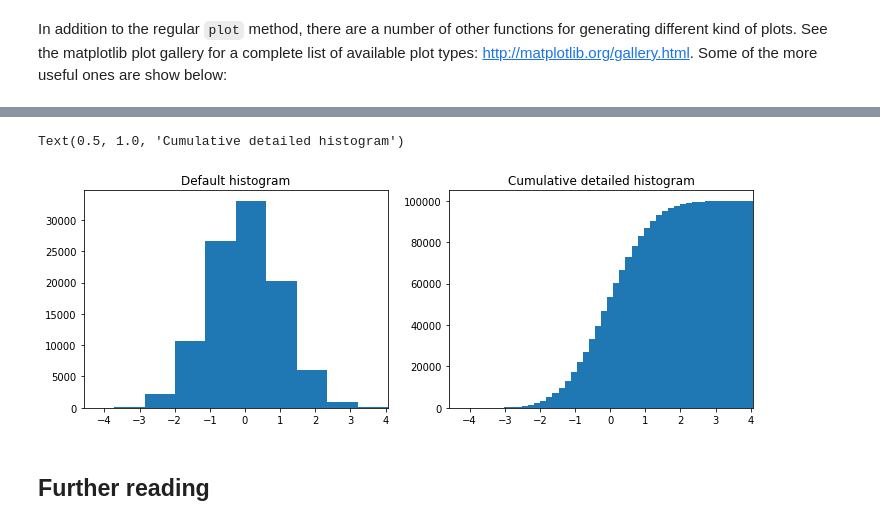
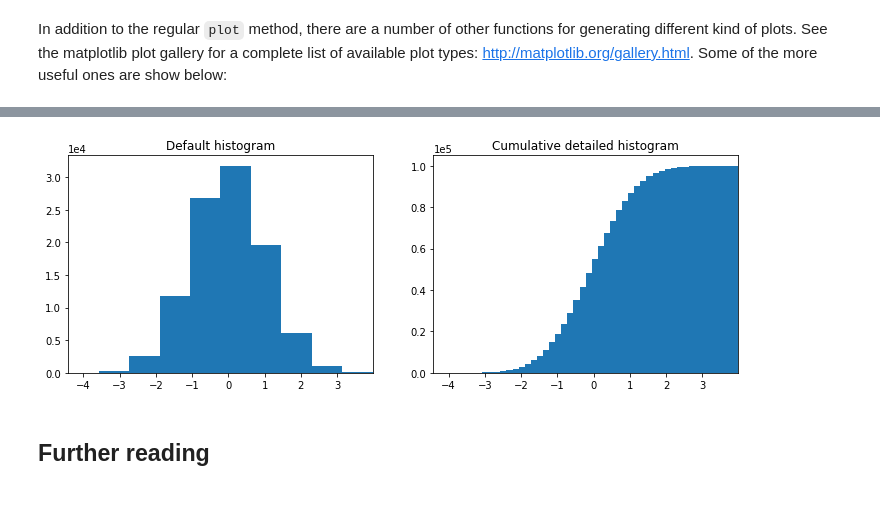
Before and after one commit to jinlin82/2020-python-learning-master, a Jupyter notebook: Week5-Matplotlib/lmk/matplotlib_exercises/3-Matplotlib-excercises.ipynb, the cells around one changed output, grey strips where cells are left out. Cells and saved outputs as stored; diff of their text form; code cells hidden in the pictures.

```diff
--- a/Week5-Matplotlib/lmk/matplotlib_exercises/3-Matplotlib-excercises.ipynb
+++ b/Week5-Matplotlib/lmk/matplotlib_exercises/3-Matplotlib-excercises.ipynb
@@ -354,18 +355,19 @@ Text(0.5, 1.0, 'fill_between')
 # %%
 n = np.random.randn(100000)
 fig=plt.figure(figsize=(12,4))
 plt.subplot(121)
 plt.hist(n)
 plt.xlim((min(n), max(n)))
 plt.title('Default histogram')
+plt.ticklabel_format(axis="y", style="sci", scilimits=(0,0))
 
 plt.subplot(122)
 plt.hist(n,cumulative=True,bins=50)
 plt.xlim((min(n), max(n)))
 plt.title('Cumulative detailed histogram')
+plt.ticklabel_format(axis="y", style="sci", scilimits=(0,0))
 # %% [output]
-Text(0.5, 1.0, 'Cumulative detailed histogram')
-[figure, old version]
+[figure, new version]
 # %% [markdown]
 ## Further reading
 # %% [markdown]
```
Also changed, not shown: parts of 5 cells of this notebook, 6 other files.
